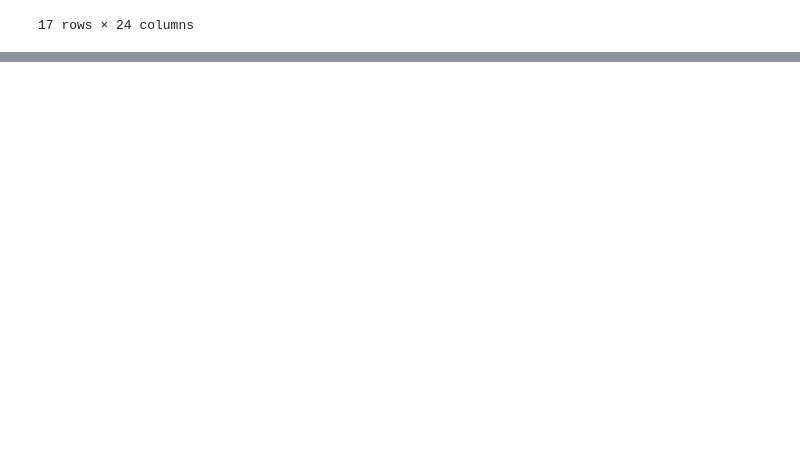
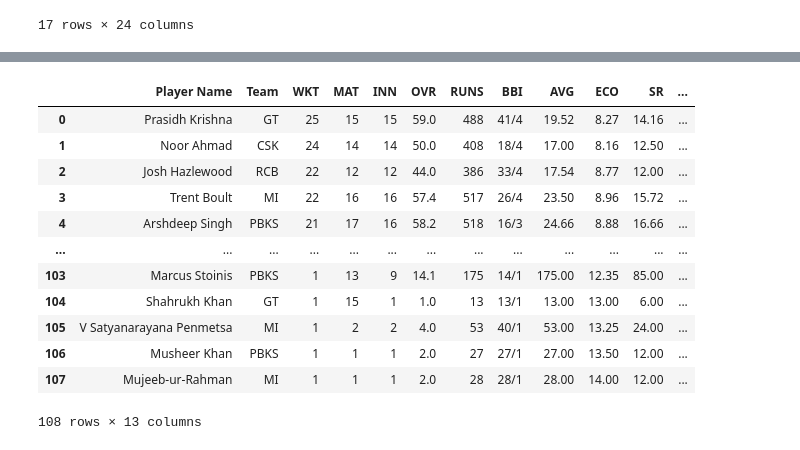
Before and after one commit to ag22042008/data-Science-notebooks, a Jupyter notebook: ipl2025.ipynb, the cells around one changed output, grey strips where cells are left out. Drawn from its saved outputs; the diff is of its cells as text; code cells hidden in the pictures; blank space fills up the shorter version.

```diff
--- a/ipl2025.ipynb
+++ b/ipl2025.ipynb
@@ -465,0 +460,18 @@ ipl2025points
+# %%
+bowlers=pd.read_csv('/content/IPL2025Bowlers.csv')
+# %%
+bowlers
+# %% [output]
+|  | Player Name | Team | WKT | MAT | INN | OVR | RUNS | BBI | AVG | ECO | SR | ... |
+| 0 | Prasidh Krishna | GT | 25 | 15 | 15 | 59.0 | 488 | 41/4 | 19.52 | 8.27 | 14.16 | ... |
+| 1 | Noor Ahmad | CSK | 24 | 14 | 14 | 50.0 | 408 | 18/4 | 17.00 | 8.16 | 12.50 | ... |
+| 2 | Josh Hazlewood | RCB | 22 | 12 | 12 | 44.0 | 386 | 33/4 | 17.54 | 8.77 | 12.00 | ... |
+| 3 | Trent Boult | MI | 22 | 16 | 16 | 57.4 | 517 | 26/4 | 23.50 | 8.96 | 15.72 | ... |
+| 4 | Arshdeep Singh | PBKS | 21 | 17 | 16 | 58.2 | 518 | 16/3 | 24.66 | 8.88 | 16.66 | ... |
+| ... | ... | ... | ... | ... | ... | ... | ... | ... | ... | ... | ... | ... |
+| 103 | Marcus Stoinis | PBKS | 1 | 13 | 9 | 14.1 | 175 | 14/1 | 175.00 | 12.35 | 85.00 | ... |
+| 104 | Shahrukh Khan | GT | 1 | 15 | 1 | 1.0 | 13 | 13/1 | 13.00 | 13.00 | 6.00 | ... |
+| 105 | V Satyanarayana Penmetsa | MI | 1 | 2 | 2 | 4.0 | 53 | 40/1 | 53.00 | 13.25 | 24.00 | ... |
+| 106 | Musheer Khan | PBKS | 1 | 1 | 1 | 2.0 | 27 | 27/1 | 27.00 | 13.50 | 12.00 | ... |
+| 107 | Mujeeb-ur-Rahman | MI | 1 | 1 | 1 | 2.0 | 28 | 28/1 | 28.00 | 14.00 | 12.00 | ... |
+108 rows × 13 columns
```
Also changed, not shown: parts of 20 cells of this notebook.
